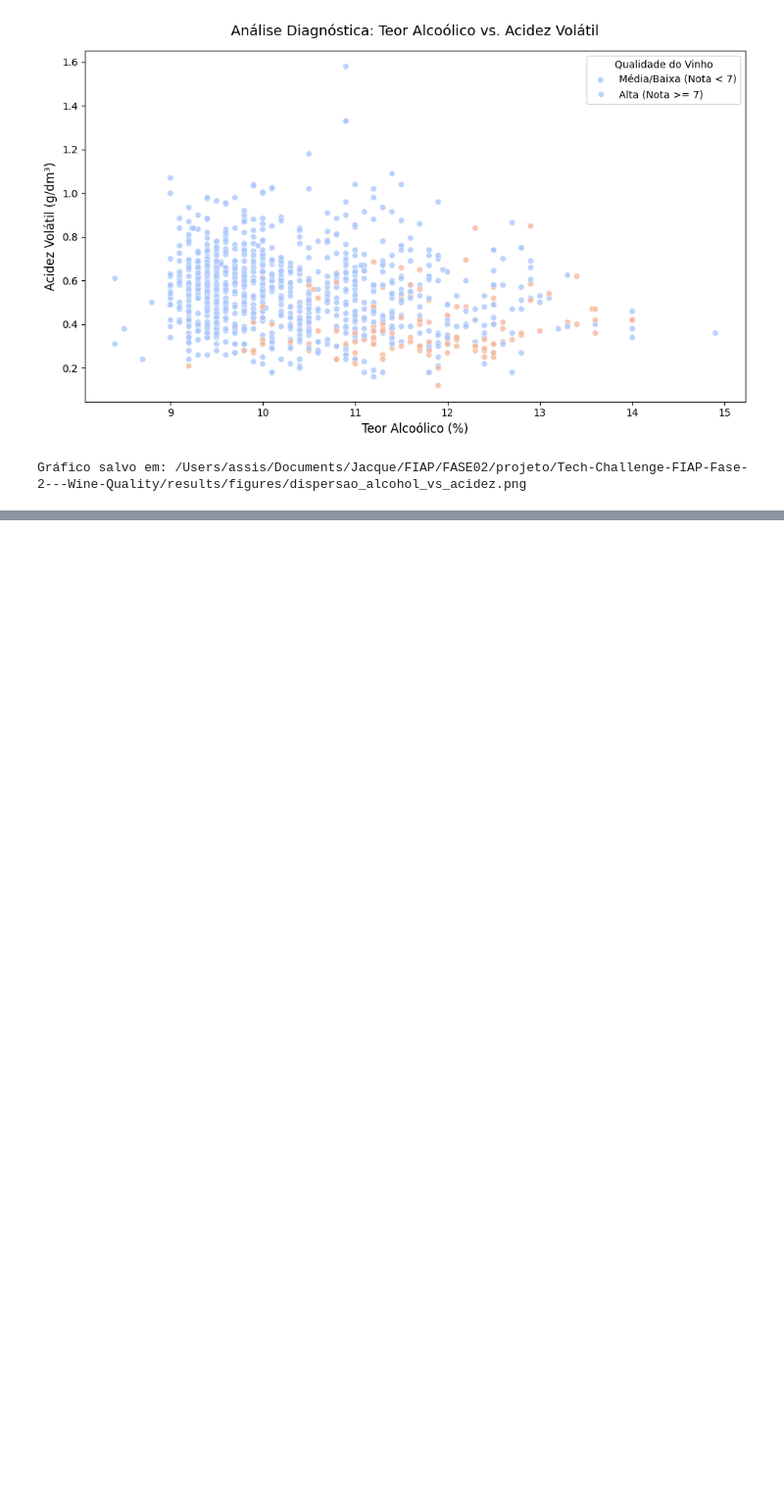
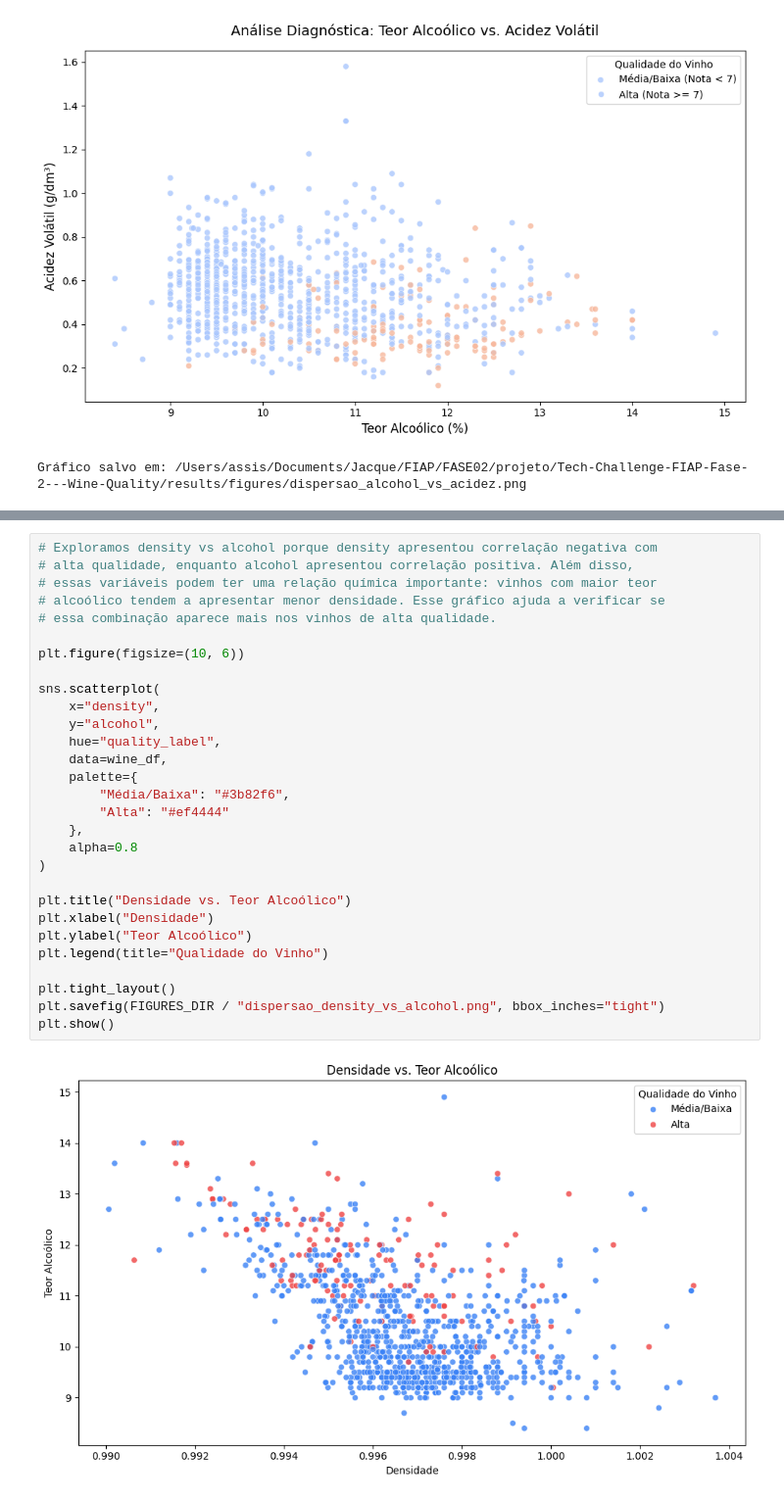
Before and after one commit to gabrielsampaiog/Tech-Challenge-FIAP-Fase-2---Wine-Quality, a Jupyter notebook: notebooks/04_correlacoes.ipynb, the cells around one changed output, grey strips where cells are left out. Shown at 98% size. Cells and saved outputs as stored; diff of their text form; blank space fills up the shorter version.

```diff
--- a/notebooks/04_correlacoes.ipynb
+++ b/notebooks/04_correlacoes.ipynb
@@ -151,0 +259,31 @@ Gráfico salvo em: /Users/assis/Documents/Jacque/FIAP/FASE02/projeto/Tech-Challe
+# %%
+# Exploramos density vs alcohol porque density apresentou correlação negativa com
+# alta qualidade, enquanto alcohol apresentou correlação positiva. Além disso,
+# essas variáveis podem ter uma relação química importante: vinhos com maior teor
+# alcoólico tendem a apresentar menor densidade. Esse gráfico ajuda a verificar se
+# essa combinação aparece mais nos vinhos de alta qualidade.
+
+plt.figure(figsize=(10, 6))
+
+sns.scatterplot(
+    x="density",
+    y="alcohol",
+    hue="quality_label",
+    data=wine_df,
+    palette={
+        "Média/Baixa": "#3b82f6",
+        "Alta": "#ef4444"
+    },
+    alpha=0.8
+)
+
+plt.title("Densidade vs. Teor Alcoólico")
+plt.xlabel("Densidade")
+plt.ylabel("Teor Alcoólico")
+plt.legend(title="Qualidade do Vinho")
+
+plt.tight_layout()
+plt.savefig(FIGURES_DIR / "dispersao_density_vs_alcohol.png", bbox_inches="tight")
+plt.show()
+# %% [output]
+[figure, added]
```
Also changed, not shown: parts of 4 cells of this notebook, 23 other files.
